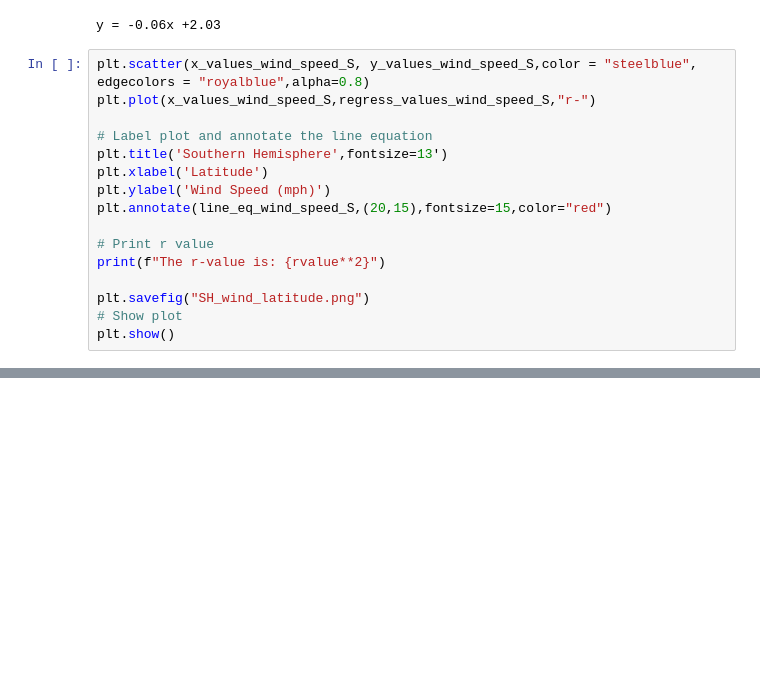
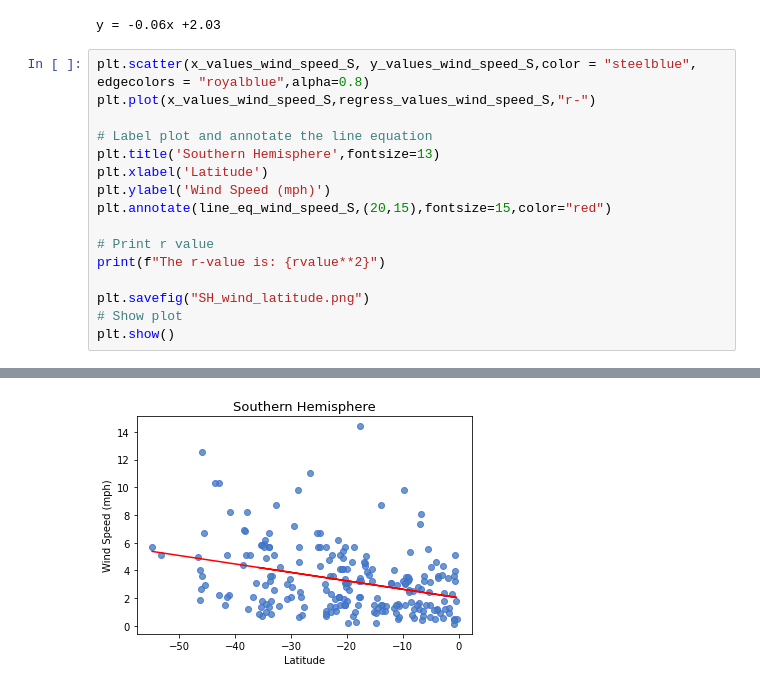
Before and after one commit to mafven/python-api-challenge, a Jupyter notebook: starter_code/WeatherPy.ipynb, the cells around one changed output, grey strips where cells are left out. Cells and saved outputs as stored; diff of their text form; blank space fills up the shorter version.

```diff
--- a/starter_code/WeatherPy.ipynb
+++ b/starter_code/WeatherPy.ipynb
@@ -574,7 +588,7 @@ plt.scatter(x_values_wind_speed_S, y_values_wind_speed_S,color = "steelblue", ed
 plt.plot(x_values_wind_speed_S,regress_values_wind_speed_S,"r-")
 
 # Label plot and annotate the line equation
-plt.title('Southern Hemisphere',fontsize=13')
+plt.title('Southern Hemisphere',fontsize=13)
 plt.xlabel('Latitude')
 plt.ylabel('Wind Speed (mph)')
 plt.annotate(line_eq_wind_speed_S,(20,15),fontsize=15,color="red")
@@ -590,3 +604,4 @@ SyntaxError: EOL while scanning string literal (<ipython-input-31-8194817a5f07>,
+[figure, added]
 # %% [markdown]
 #### OBSERVABLE TRENDS
 ##### Northern Hemisphere - Max Temp vs. Latitude
```
Also changed, not shown: parts of 7 cells of this notebook, 14 other files.
